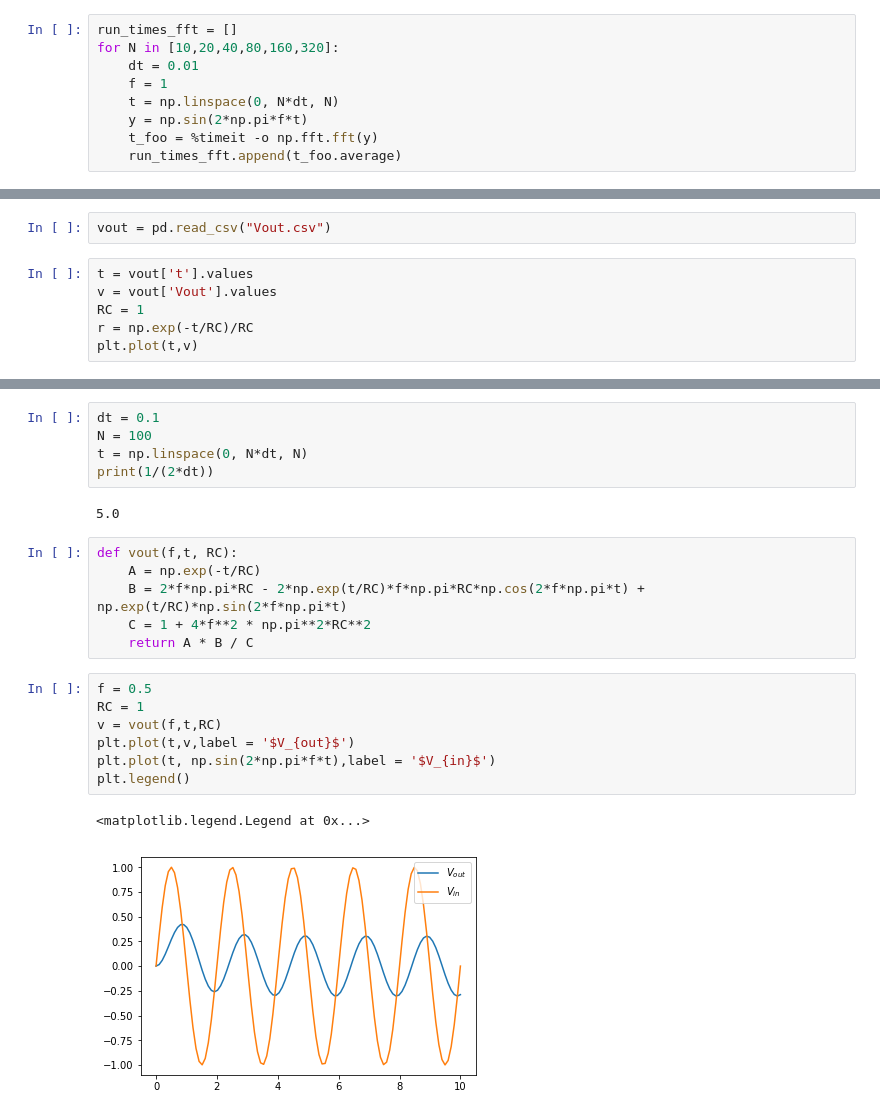
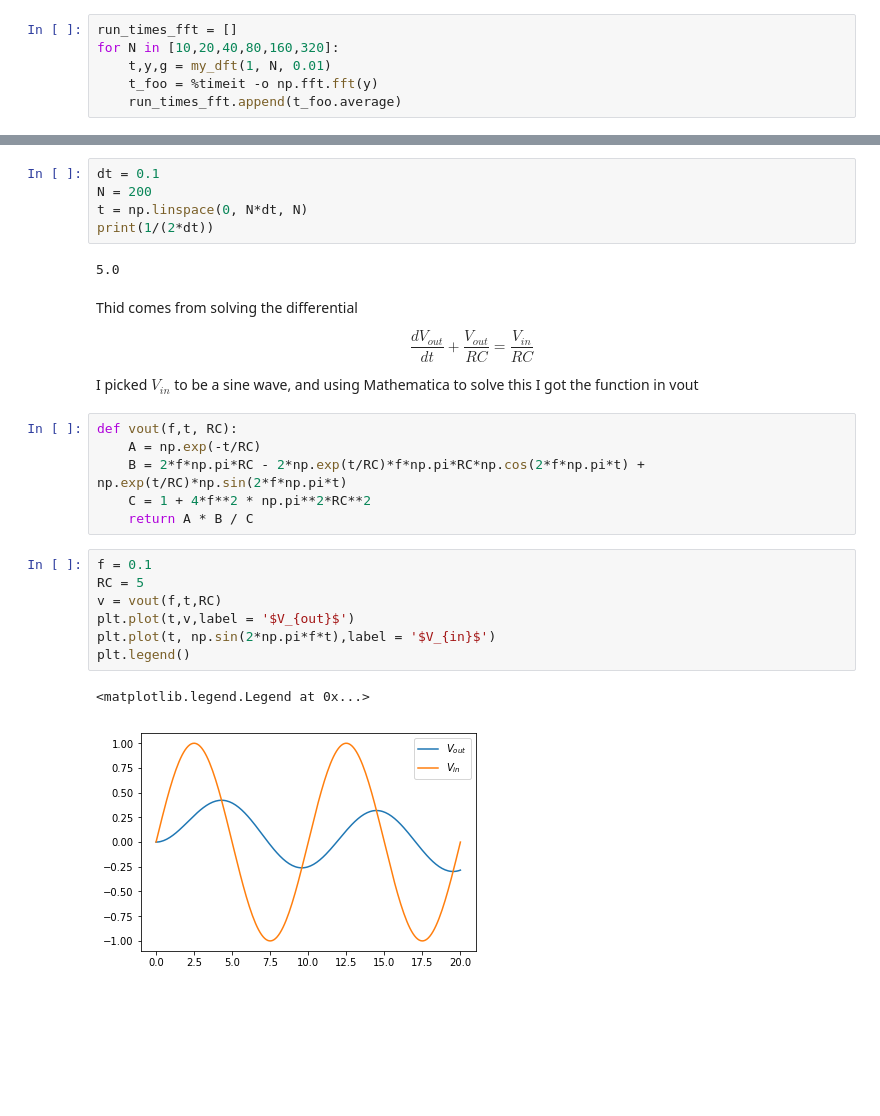
Before and after one commit to CodyDBrown/Physics-331, a Jupyter notebook: Physics 331/Lecture Notebooks/Lecture 14.ipynb, the cells around one changed output, grey strips where cells are left out. Saved outputs shown, nothing was run; the diff lists cells and outputs as text; blank space fills up the shorter version.

```diff
--- a/Physics 331/Lecture Notebooks/Lecture 14.ipynb
+++ b/Physics 331/Lecture Notebooks/Lecture 14.ipynb
@@ -235,10 +233,7 @@ Text(0,0.5,'Time it takes "my_dft" to run')
 # %%
 run_times_fft = []
 for N in [10,20,40,80,160,320]:
-    dt = 0.01
-    f = 1
-    t = np.linspace(0, N*dt, N)
-    y = np.sin(2*np.pi*f*t)
+    t,y,g = my_dft(1, N, 0.01)
     t_foo = %timeit -o np.fft.fft(y)
     run_times_fft.append(t_foo.average)
 # %% [output]
@@ -479,11 +474,3 @@ As an example lets say I have a simple RC circuit. If I apply an input voltage,
 r(t) = \frac{1}{RC}e^{-t/RC}
 \end{equation}
 The output we will  measure is $V_{in}(t)*r(t)$. With a known responce $r(t)$ and a measured $V_{out} = V_{in}(t)* r(t)$
-# %%
-vout = pd.read_csv("Vout.csv")
-# %%
-t = vout['t'].values
-v = vout['Vout'].values
-RC = 1
-r = np.exp(-t/RC)/RC
-plt.plot(t,v)
@@ -506,10 +477,18 @@ plt.plot(t,vin)
 # %%
 dt = 0.1
-N = 100
+N = 200
 t = np.linspace(0, N*dt, N)
 print(1/(2*dt))
 # %% [output]
 5.0
+# %% [markdown]
+Thid comes from solving the differential
+
+\begin{equation}
+\frac{dV_{out}}{dt} + \frac{V_{out}}{RC} = \frac{V_{in}}{RC}
+\end{equation}
+
+I picked $V_{in}$ to be a sine wave, and using Mathematica to solve this I got the function in vout
 # %%
 def vout(f,t, RC):
     A = np.exp(-t/RC)
@@ -517,15 +496,15 @@ def vout(f,t, RC):
     C = 1 + 4*f**2 * np.pi**2*RC**2
     return A * B / C
 # %%
-f = 0.5
-RC = 1
+f = 0.1
+RC = 5
 v = vout(f,t,RC)
 plt.plot(t,v,label = '$V_{out}$')
 plt.plot(t, np.sin(2*np.pi*f*t),label = '$V_{in}$')
 plt.legend()
 # %% [output]
 <matplotlib.legend.Legend at 0x...>
-[figure, old version]
+[figure, new version]
 # %%
 fvout = np.fft.fft(v)
 r = np.exp(-t/RC)/RC
```
Also changed, not shown: parts of 16 cells of this notebook, 18 other files.
